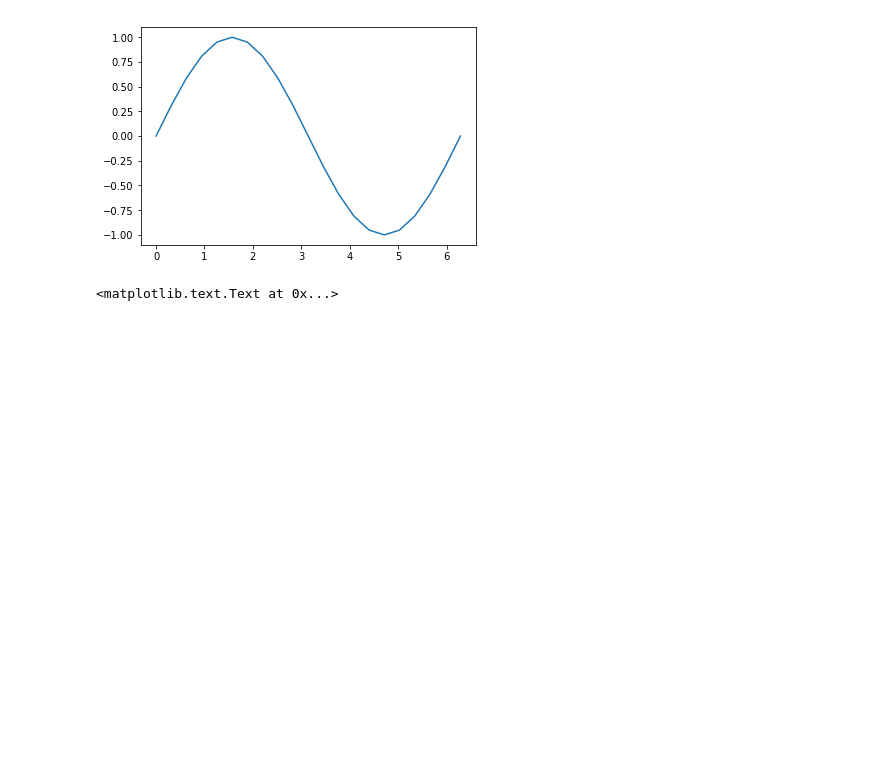
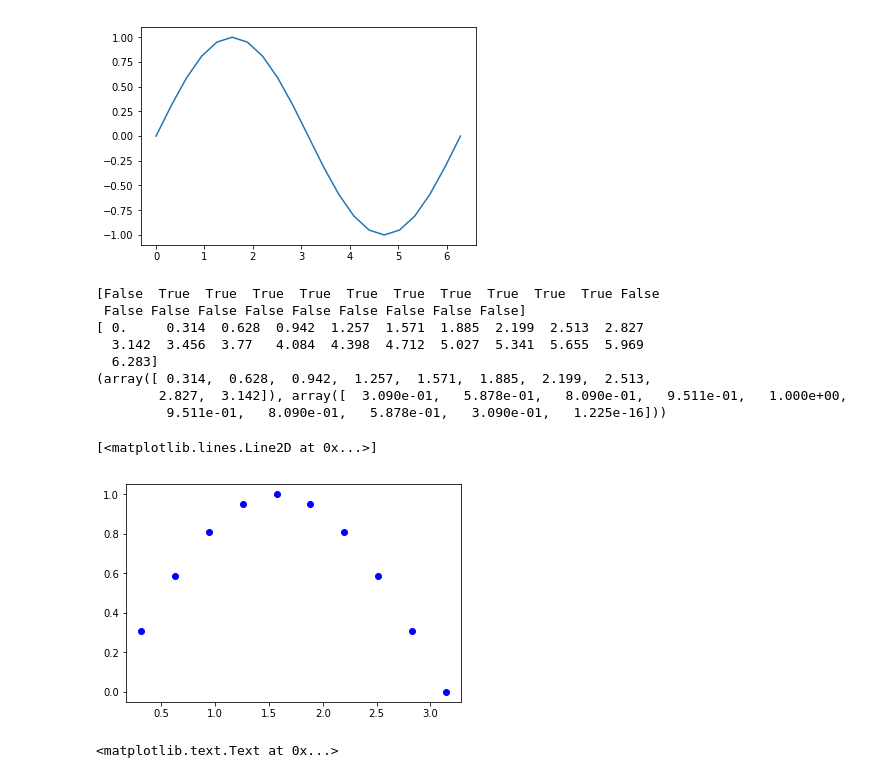
Before and after one commit to bzd111/PythonLearn, a Jupyter notebook: ipynb_files/Numpy .ipynb, the cells around one changed output. Saved outputs shown, nothing was run; the diff lists cells and outputs as text; code cells hidden in the pictures; blank space fills up the shorter version.

```diff
--- a/ipynb_files/Numpy .ipynb
+++ b/ipynb_files/Numpy .ipynb
@@ -57,6 +84,24 @@ plot(a,b)
 # %% [output]
 [<matplotlib.lines.Line2D at 0x...>]
 [figure]
+# %%
+mark = b > 0
+print(mark)
+print(a)
+print(a[mark], b[mark])
+# print(a & b> 0)
+plot(a[mark], b[mark], 'bo')
+# %% [output]
+[False  True  True  True  True  True  True  True  True  True  True False
+ False False False False False False False False False]
+[ 0.     0.314  0.628  0.942  1.257  1.571  1.885  2.199  2.513  2.827
+  3.142  3.456  3.77   4.084  4.398  4.712  5.027  5.341  5.655  5.969
+  6.283]
+(array([ 0.314,  0.628,  0.942,  1.257,  1.571,  1.885,  2.199,  2.513,
+        2.827,  3.142]), array([  3.090e-01,   5.878e-01,   8.090e-01,   9.511e-01,   1.000e+00,
+         9.511e-01,   8.090e-01,   5.878e-01,   3.090e-01,   1.225e-16]))
+[<matplotlib.lines.Line2D at 0x...>]
+[figure, added]
 # %%
 %matplotlib inline
 a = linspace(0, 2*pi, 50)
```
Also changed, not shown: parts of 8 cells of this notebook.
